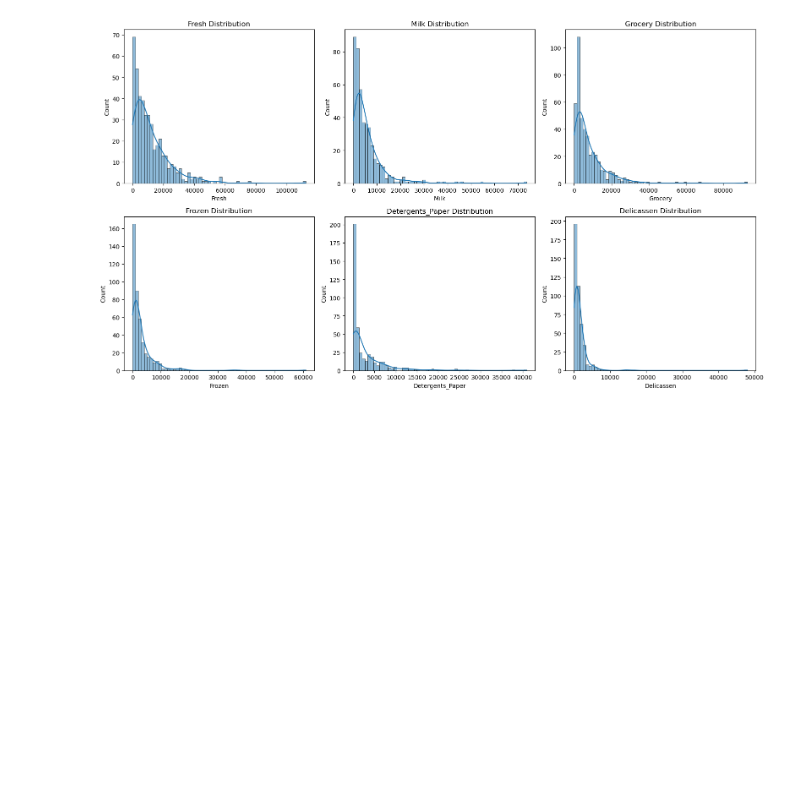
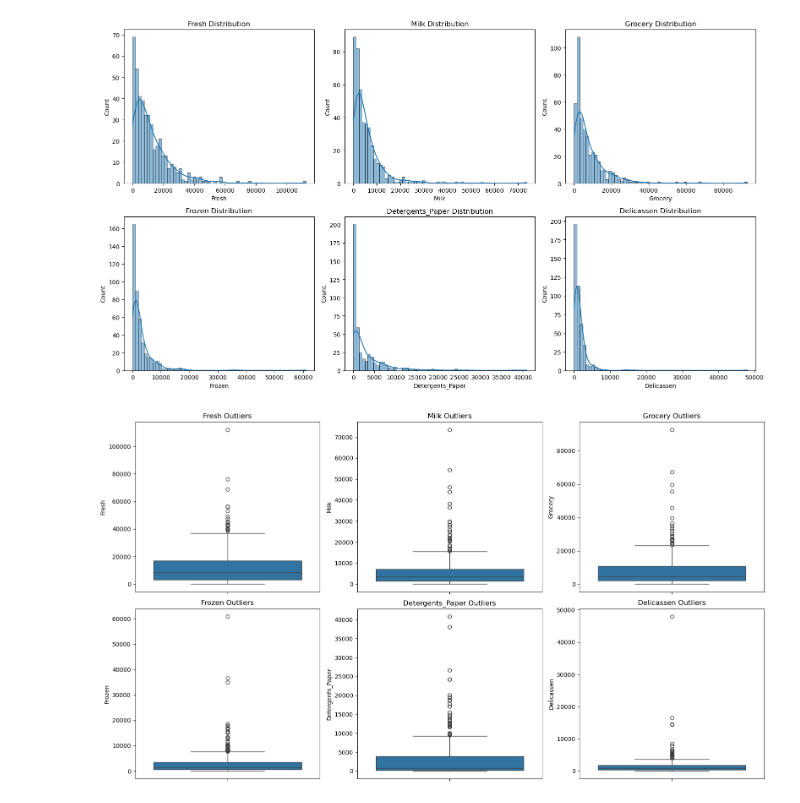
Before and after one commit to zat1999/IBM_DataScienceCourse, a Jupyter notebook: Data Clustering/src/EDA - Exploratory Data Analysis.ipynb, the cells around one changed output. Cells and saved outputs as stored; diff of their text form; code cells hidden in the pictures; blank space fills up the shorter version.

Commit message:
feat(data-clustering): add outlier detection via boxplot and spending correlation matrix

```diff
--- a/Data Clustering/src/EDA - Exploratory Data Analysis.ipynb
+++ b/Data Clustering/src/EDA - Exploratory Data Analysis.ipynb
@@ -63,3 +63,19 @@ plt.tight_layout()
 plt.show()
 # %% [output]
 [figure]
+# %%
+fig, axes = plt.subplots(2, 3, figsize=(16, 9))
+
+for feature, ax in zip(numerical_features, axes.flatten()):
+    sns.boxplot(
+        data=X,
+        y=feature,
+        ax=ax
+    )
+
+    ax.set_title(f"{feature} Outliers")
+
+plt.tight_layout()
+plt.show()
+# %% [output]
+[figure, added]
```
Also changed, not shown: parts of 1 cell of this notebook.
